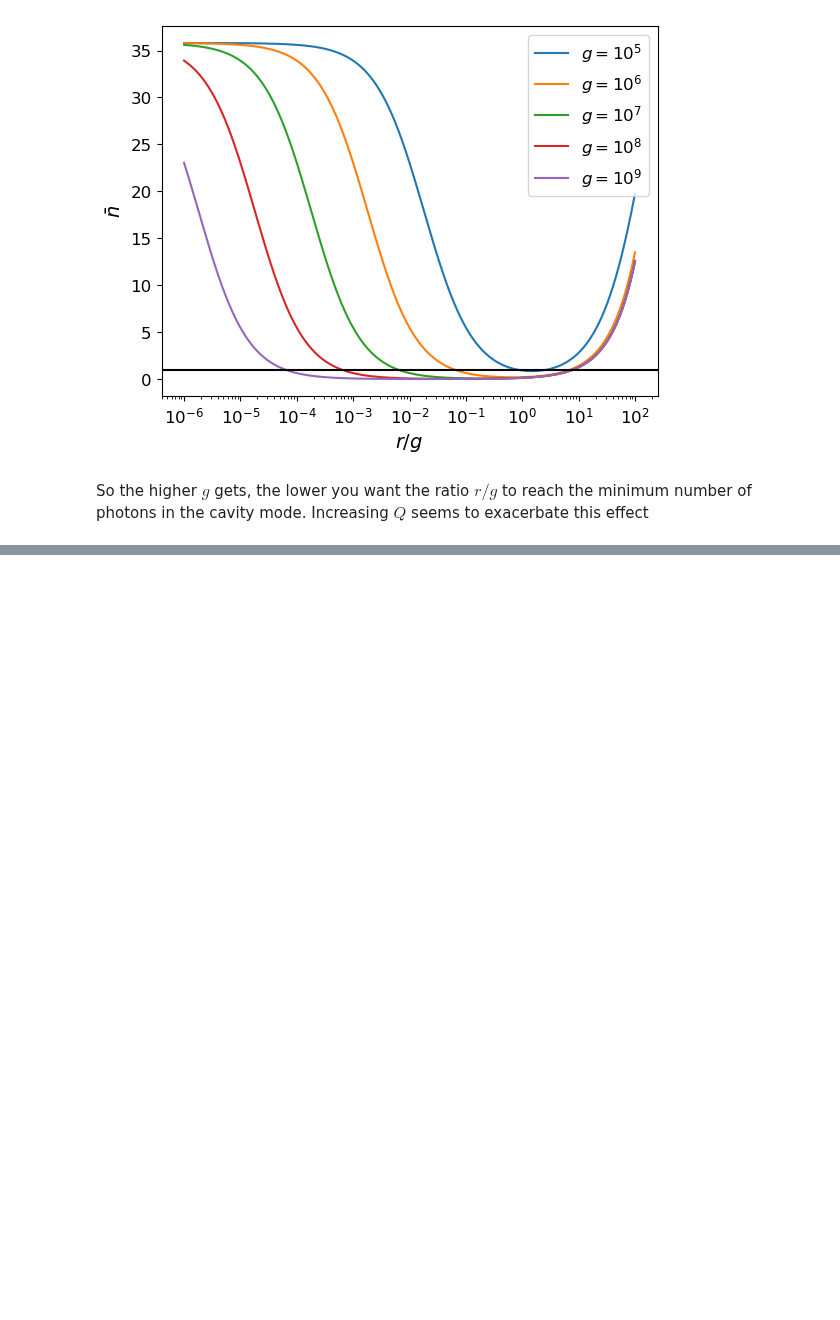
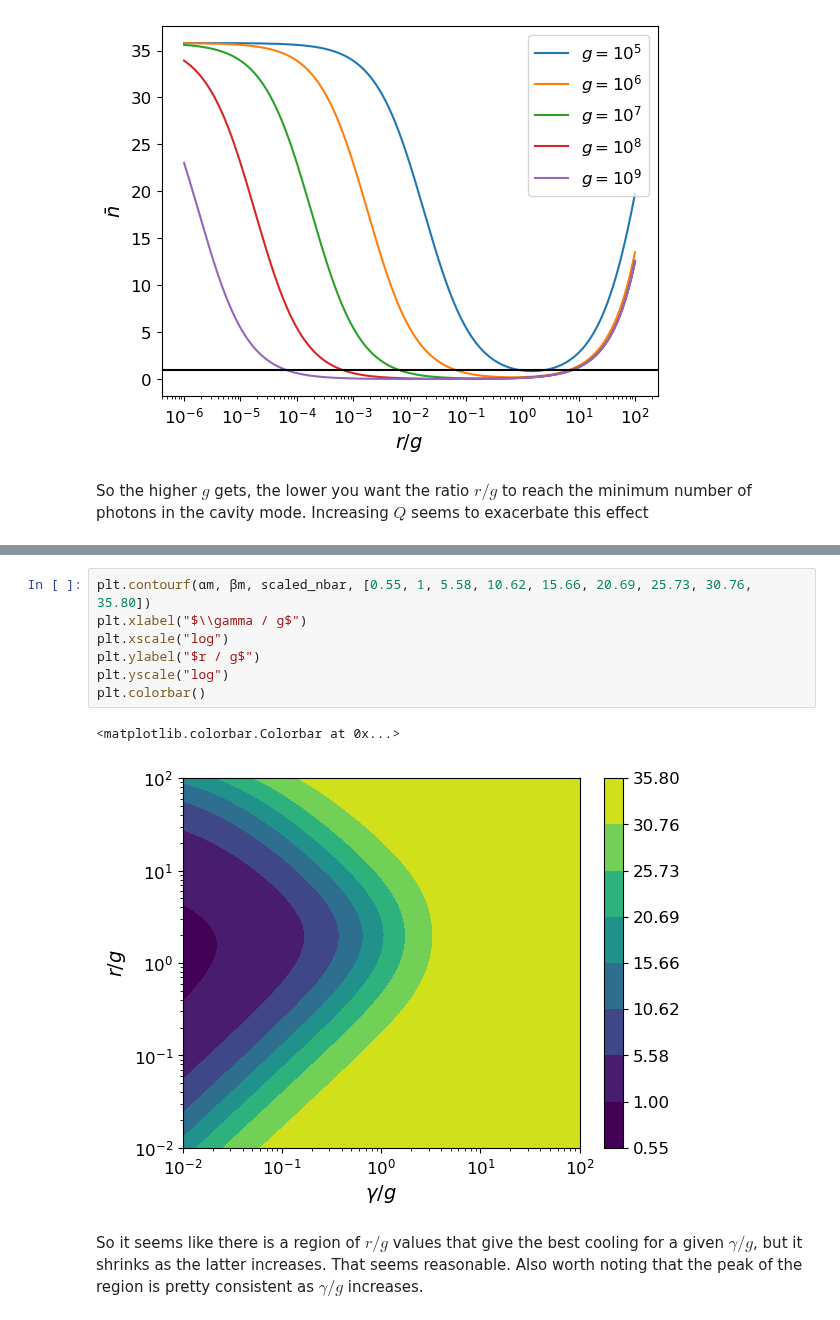
Before and after one commit to jleamer/mode_cooling, a Jupyter notebook: paper_calcs.ipynb, the cells around one changed output, grey strips where cells are left out. Drawn from its saved outputs; the diff is of its cells as text; blank space fills up the shorter version.

```diff
--- a/paper_calcs.ipynb
+++ b/paper_calcs.ipynb
@@ -215,0 +245,12 @@ So the higher $g$ gets, the lower you want the ratio $r/g$ to reach the minimum
+# %%
+plt.contourf(αm, βm, scaled_nbar, [0.55, 1, 5.58, 10.62, 15.66, 20.69, 25.73, 30.76, 35.80])
+plt.xlabel("$\\gamma / g$")
+plt.xscale("log")
+plt.ylabel("$r / g$")
+plt.yscale("log")
+plt.colorbar()
+# %% [output]
+<matplotlib.colorbar.Colorbar at 0x...>
+[figure, added]
+# %% [markdown]
+So it seems like there is a region of $r/g$ values that give the best cooling for a given $\gamma / g$, but it shrinks as the latter increases.  That seems reasonable.  Also worth noting that the peak of the region is pretty consistent as $\gamma / g$ increases.
```
Also changed, not shown: parts of 5 cells of this notebook, 1 other file.
